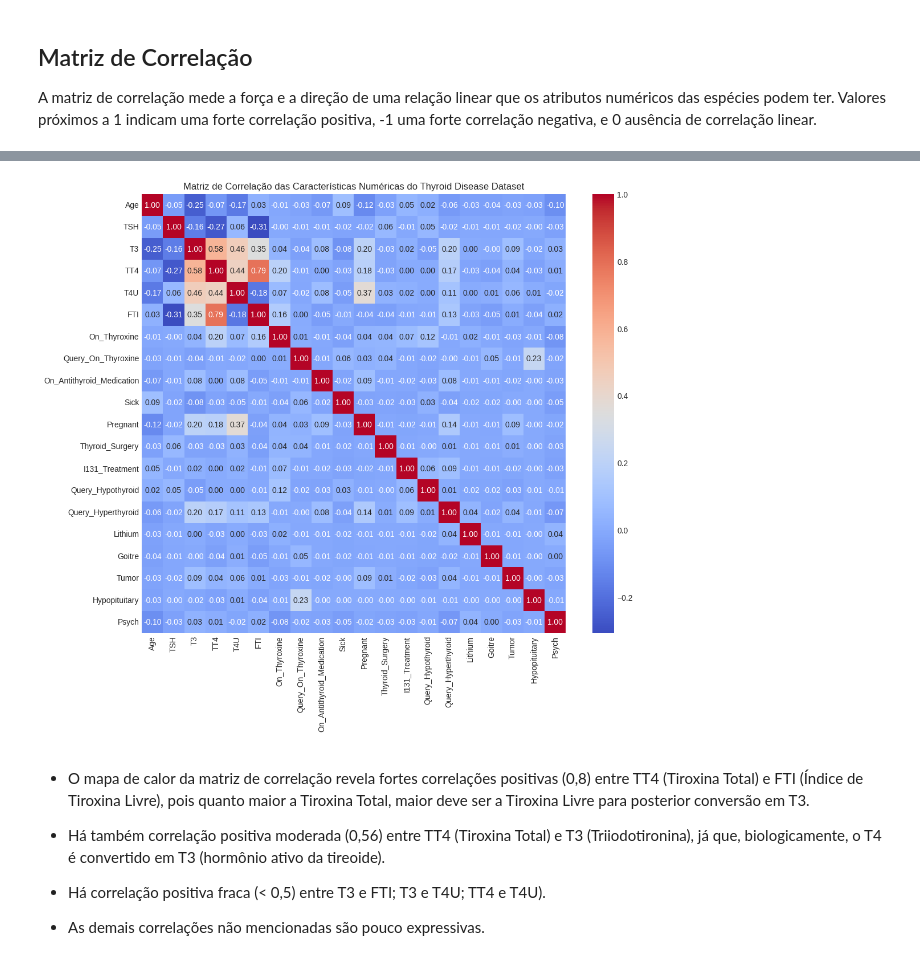
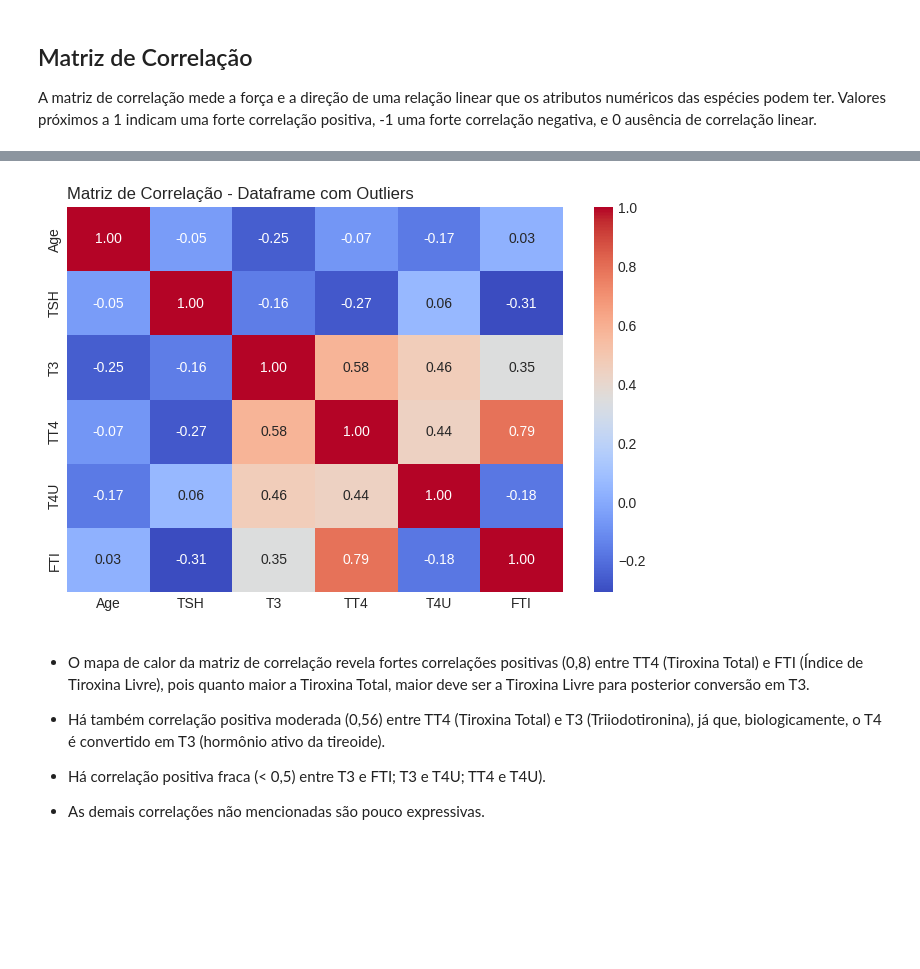
Before and after one commit to leticiasbm/DSAnalytics, a Jupyter notebook: MVP_Letícia_Santos_Batista_de_Melo.ipynb, the cells around one changed output, grey strips where cells are left out. Drawn from its saved outputs; the diff is of its cells as text; code cells hidden in the pictures; blank space fills up the shorter version.

```diff
--- a/MVP_Letícia_Santos_Batista_de_Melo.ipynb
+++ b/MVP_Letícia_Santos_Batista_de_Melo.ipynb
@@ -129,6 +136,9 @@ Além disso, pode-se perceber que existem muitos valores faltantes no dataset, m
 dataframe = dataframe.replace("f", False)
 dataframe = dataframe.replace("t", True)
 
+dataframe = dataframe.replace("F", 1) # Considerando que, para sexo = F, 1
+dataframe = dataframe.replace("M", 0) # Considerando que, para sex = M, 0
+
 # Substituindo valores ausentes por np.nan
 
 dataframe = dataframe.replace("?", np.nan)
@@ -190,7 +200,7 @@ None
 # %%
 # Alterando o tipo de dado dos atributos
 
-dataframe = dataframe.astype({"Age" : float, "On_Thyroxine" : bool, "Query_On_Thyroxine" : bool, "On_Antithyroid_Medication" : bool,
+dataframe = dataframe.astype({"Age" : float, "Sex": float, "On_Thyroxine" : bool, "Query_On_Thyroxine" : bool, "On_Antithyroid_Medication" : bool,
                               "Sick" : bool, "Pregnant" : bool, "Thyroid_Surgery" : bool, "I131_Treatment" : bool, "Query_Hypothyroid" : bool,
                               "Query_Hyperthyroid" : bool, "Lithium" : bool, "Goitre" : bool, "Tumor" : bool, "Hypopituitary" : bool, "Psych" : bool,
                               "TSH_Measured" : bool, "T3_Measured" : bool, "TT4_Measured" : bool, "T4U_Measured" : bool, "FTI_Measured" : bool, "TBG_Measured" : bool,
@@ -307,6 +320,8 @@ dataframe.describe().loc['mean']
 dtype: float64
 # %% [markdown]
 Como pode ser visto no conjunto de dados, não existem dados para a coluna TBG, o que possibilita sua remoção do dataset. O eixo X dos histogramas de TSH e Age possuem um grande espaço sem dados numéricos significativos, o que indica a possível presença de *outliers*.
+# %%
+dataframe.drop(["TBG", "Referral_Source"], axis = 1, inplace = True)
 # %% [markdown]
 ### Desvio Padrão
 
@@ -350,0 +438,2 @@ Como pode ser visto no gráfico de barras com erro exibido anteriormente, os dad
+# %%
+dataframe["Age"] = dataframe.groupby("Class")["Age"].transform(lambda x: x.fillna(x.median()))
@@ -496,14 +657,12 @@ Matriz de Correlação:
 # %%
-# Heatmap das variáveis
+# Heatmap das variáveis - com outliers
 
-plt.figure(figsize = (12,10))
-sns.heatmap(dataframe[["Age", "TSH", "T3", "TT4", "T4U", "FTI", "On_Thyroxine", "Query_On_Thyroxine", "On_Antithyroid_Medication", "Sick", "Pregnant",
-                      "Thyroid_Surgery", "I131_Treatment", "Query_Hypothyroid", "Query_Hyperthyroid",
-                      "Lithium", "Goitre", "Tumor", "Hypopituitary", "Psych"]].dropna().corr(), annot=True, cmap = "coolwarm", fmt= ".2f")
-plt.title("Matriz de Correlação das Características Numéricas do Thyroid Disease Dataset")
+plt.figure(figsize = (8, 5))
+sns.heatmap(dataframe[["Age", "TSH", "T3", "TT4", "T4U", "FTI"]].dropna().corr(), annot=True, cmap = "coolwarm", fmt= ".2f")
+plt.title("Matriz de Correlação - Dataframe com Outliers", loc = "left")
 plt.show()
 # %% [output]
-[figure, old version]
+[figure, new version]
 # %% [markdown]
 * O mapa de calor da matriz de correlação revela fortes correlações positivas (0,8) entre TT4 (Tiroxina Total) e FTI (Índice de Tiroxina Livre), pois quanto maior a Tiroxina Total, maior deve ser a Tiroxina Livre para posterior conversão em T3.
 
```
Also changed, not shown: parts of 48 cells of this notebook.
